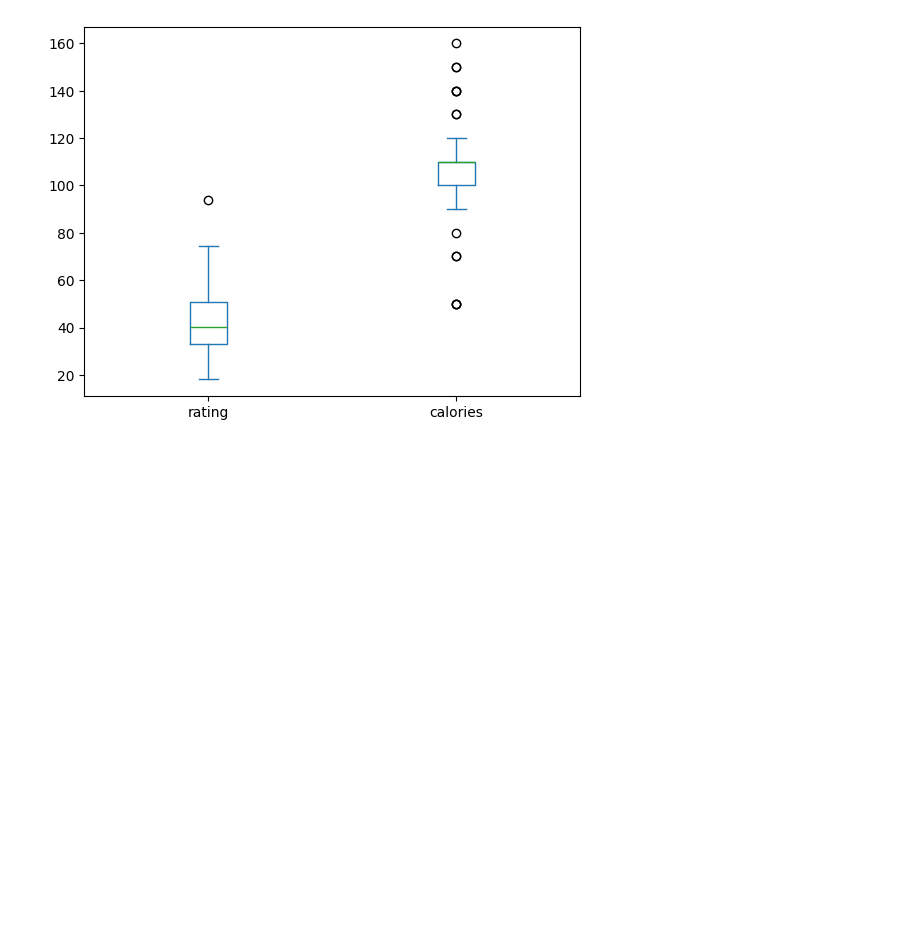
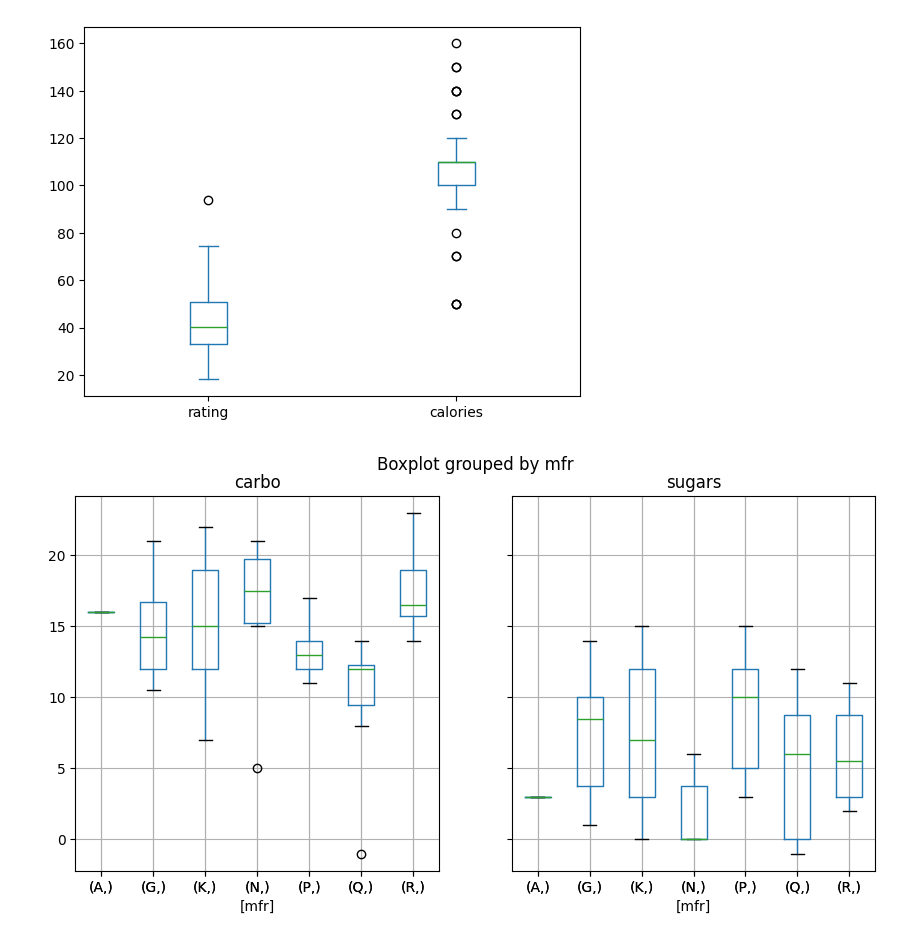
Before and after one commit to Sru-j/daily_lab_activities, a Jupyter notebook: box_plot_mine.ipynb, the cells around one changed output. Cells and saved outputs as stored; diff of their text form; code cells hidden in the pictures; blank space fills up the shorter version.

```diff
--- a/box_plot_mine.ipynb
+++ b/box_plot_mine.ipynb
@@ -153,3 +153,7 @@ df[['rating' , 'calories']].plot(kind='box')
 # %% [output]
 <Axes: >
 [figure]
+# %%
+df.boxplot(column =['carbo','sugars'],by=['mfr'],figsize=(10,5));
+# %% [output]
+[figure, added]
```
